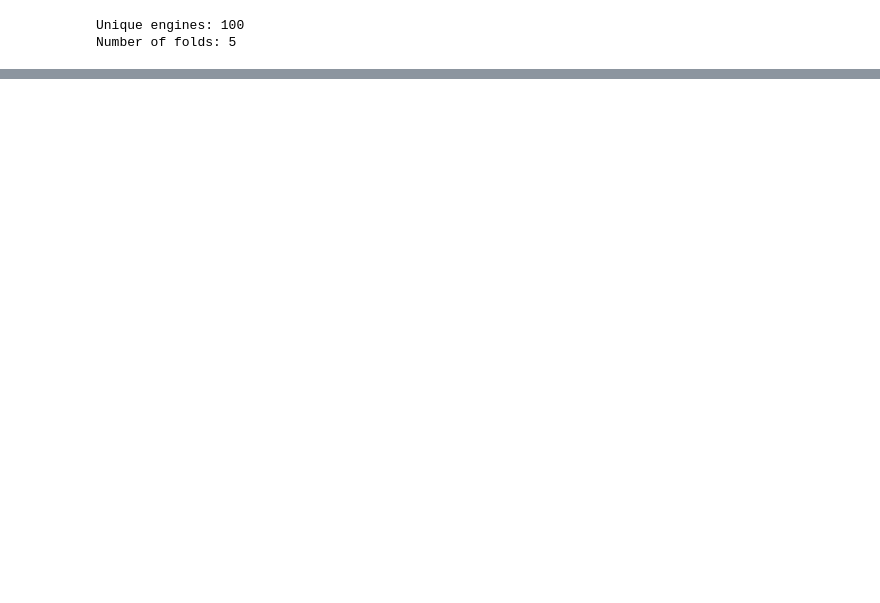
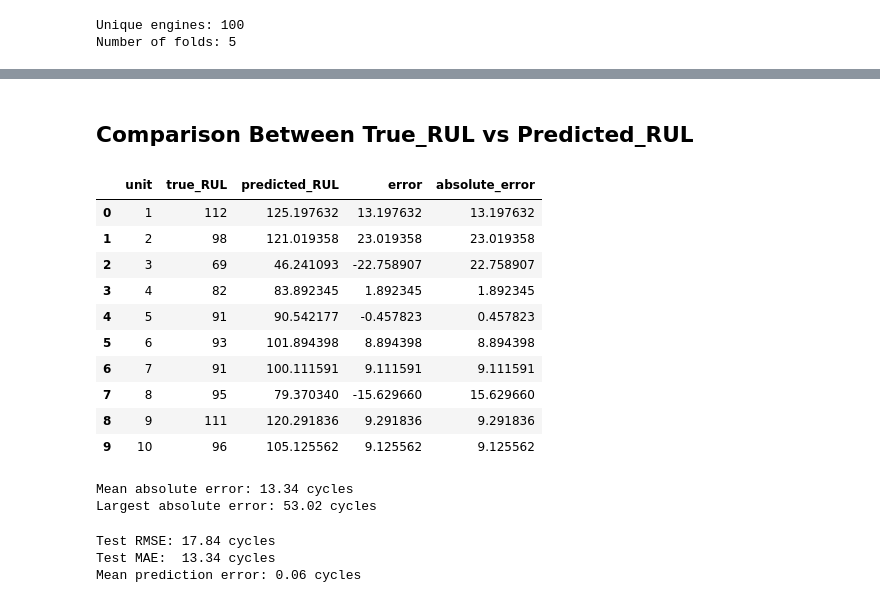
Before and after one commit to amanvashisth/Predicting-jet-engine-failures, a Jupyter notebook: notebooks/ml_workflow.ipynb, the cells around one changed output, grey strips where cells are left out. Cells and saved outputs as stored; diff of their text form; code cells hidden in the pictures; blank space fills up the shorter version.

```diff
--- a/notebooks/ml_workflow.ipynb
+++ b/notebooks/ml_workflow.ipynb
@@ -231,0 +365,59 @@ PicklingError: Could not pickle the task to send it to the workers.
+# %% [markdown]
+## Comparison Between True_RUL vs Predicted_RUL
+# %%
+comparison = pd.DataFrame({
+    "unit": test_last["unit"],
+    "true_RUL": rul_true,
+    "predicted_RUL": y_pred
+})
+
+comparison["error"] = comparison["predicted_RUL"] - comparison["true_RUL"]
+comparison["absolute_error"] = comparison["error"].abs()
+
+display(comparison.head(10))
+
+print(f"Mean absolute error: {comparison['absolute_error'].mean():.2f} cycles")
+print(
+    "Largest absolute error:",
+    f"{comparison['absolute_error'].max():.2f} cycles"
+)
+# %% [output]
+|  | unit | true_RUL | predicted_RUL | error | absolute_error |
+| 0 | 1 | 112 | 125.197632 | 13.197632 | 13.197632 |
+| 1 | 2 | 98 | 121.019358 | 23.019358 | 23.019358 |
+| 2 | 3 | 69 | 46.241093 | -22.758907 | 22.758907 |
+| 3 | 4 | 82 | 83.892345 | 1.892345 | 1.892345 |
+| 4 | 5 | 91 | 90.542177 | -0.457823 | 0.457823 |
+| 5 | 6 | 93 | 101.894398 | 8.894398 | 8.894398 |
+| 6 | 7 | 91 | 100.111591 | 9.111591 | 9.111591 |
+| 7 | 8 | 95 | 79.370340 | -15.629660 | 15.629660 |
+| 8 | 9 | 111 | 120.291836 | 9.291836 | 9.291836 |
+| 9 | 10 | 96 | 105.125562 | 9.125562 | 9.125562 |
+Mean absolute error: 13.34 cycles
+Largest absolute error: 53.02 cycles
+# %%
+from sklearn.metrics import (
+    root_mean_squared_error,
+    mean_absolute_error
+)
+import numpy as np
+
+rmse = root_mean_squared_error(
+    comparison["true_RUL"],
+    comparison["predicted_RUL"]
+)
+
+mae = mean_absolute_error(
+    comparison["true_RUL"],
+    comparison["predicted_RUL"]
+)
+
+bias = comparison["error"].mean()
+
+print(f"Test RMSE: {rmse:.2f} cycles")
+print(f"Test MAE:  {mae:.2f} cycles")
+print(f"Mean prediction error: {bias:.2f} cycles")
+# %% [output]
+Test RMSE: 17.84 cycles
+Test MAE:  13.34 cycles
+Mean prediction error: 0.06 cycles
```
Also changed, not shown: parts of 20 cells of this notebook, 1 other file.
